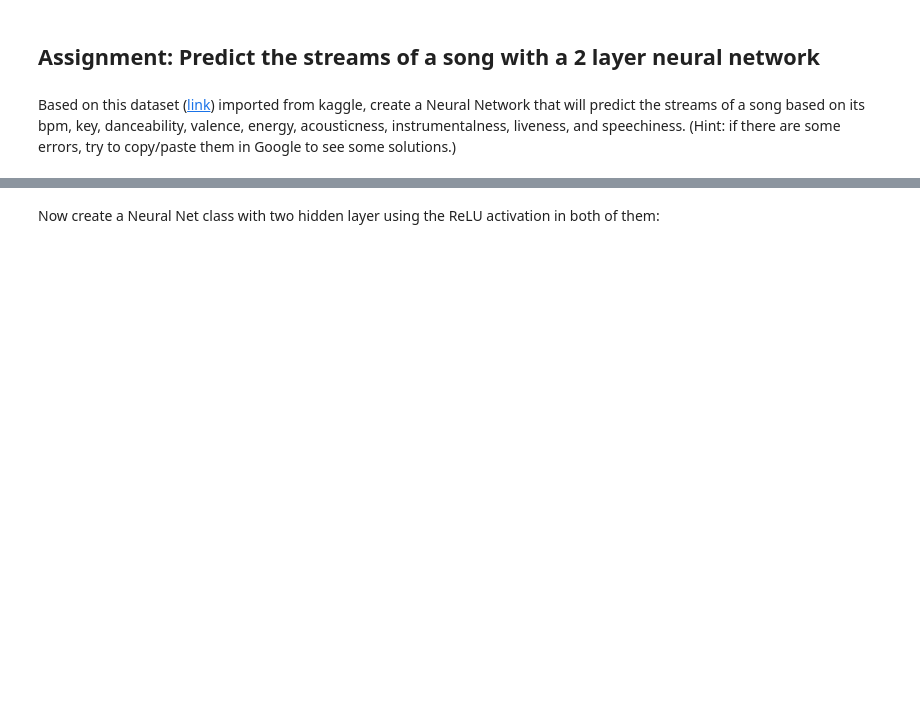
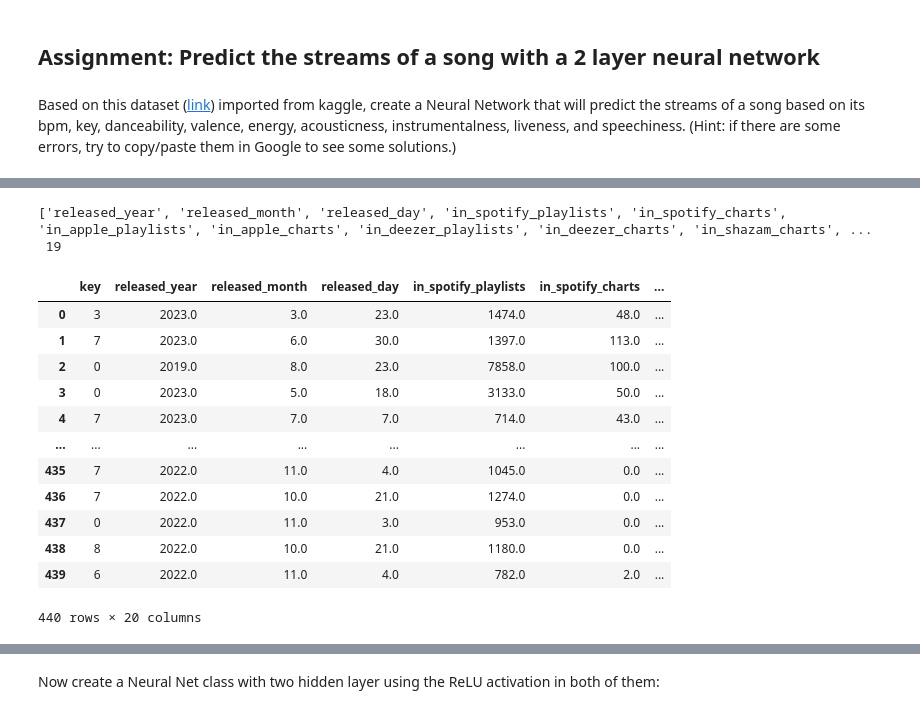
Before and after one commit to FPGSchiba/zhaw-bachelor, a Jupyter notebook: semester-6/dl/Lab2_TryItOut.ipynb, the cells around one changed output, grey strips where cells are left out. Saved outputs shown, nothing was run; the diff lists cells and outputs as text; code cells hidden in the pictures; blank space fills up the shorter version.

```diff
--- a/semester-6/dl/Lab2_TryItOut.ipynb
+++ b/semester-6/dl/Lab2_TryItOut.ipynb
@@ -339,4 +371,35 @@ display(df_lab)
 # %%
 # select only the columns that you need based on the problem specification and store them in a dataframe
+numeric_columns = list(df_lab.columns[(df_lab.dtypes==np.int64) |
+                 (df_lab.dtypes==np.float64)])
+numeric_columns.remove("artist_count") # remove artist_count because it is not a feature of the song but of the artist
+numeric_columns.remove("streams")
+numeric_columns.append("streams")
+print(numeric_columns, "\n", len(numeric_columns))
+# %% [output]
+['released_year', 'released_month', 'released_day', 'in_spotify_playlists', 'in_spotify_charts', 'in_apple_playlists', 'in_apple_charts', 'in_deezer_playlists', 'in_deezer_charts', 'in_shazam_charts', ...
+ 19
+# %%
+# # encode 'key' feature that is non-numeric to numeric using LabelEncoder
+le = LabelEncoder()
+df_lab['key'] = le.fit_transform(df_lab['key'])
+# %%
+all_columns = ['key', *numeric_columns]
+full_df_lab = df_lab[all_columns]
+full_df_lab
+# %% [output]
+|  | key | released_year | released_month | released_day | in_spotify_playlists | in_spotify_charts | ... |
+| 0 | 3 | 2023.0 | 3.0 | 23.0 | 1474.0 | 48.0 | ... |
+| 1 | 7 | 2023.0 | 6.0 | 30.0 | 1397.0 | 113.0 | ... |
+| 2 | 0 | 2019.0 | 8.0 | 23.0 | 7858.0 | 100.0 | ... |
+| 3 | 0 | 2023.0 | 5.0 | 18.0 | 3133.0 | 50.0 | ... |
+| 4 | 7 | 2023.0 | 7.0 | 7.0 | 714.0 | 43.0 | ... |
+| ... | ... | ... | ... | ... | ... | ... | ... |
+| 435 | 7 | 2022.0 | 11.0 | 4.0 | 1045.0 | 0.0 | ... |
+| 436 | 7 | 2022.0 | 10.0 | 21.0 | 1274.0 | 0.0 | ... |
+| 437 | 0 | 2022.0 | 11.0 | 3.0 | 953.0 | 0.0 | ... |
+| 438 | 8 | 2022.0 | 10.0 | 21.0 | 1180.0 | 0.0 | ... |
+| 439 | 6 | 2022.0 | 11.0 | 4.0 | 782.0 | 2.0 | ... |
+440 rows × 20 columns
 # %%
 # split the training/test dataset
```
Also changed, not shown: parts of 18 cells of this notebook, 1 other file.
